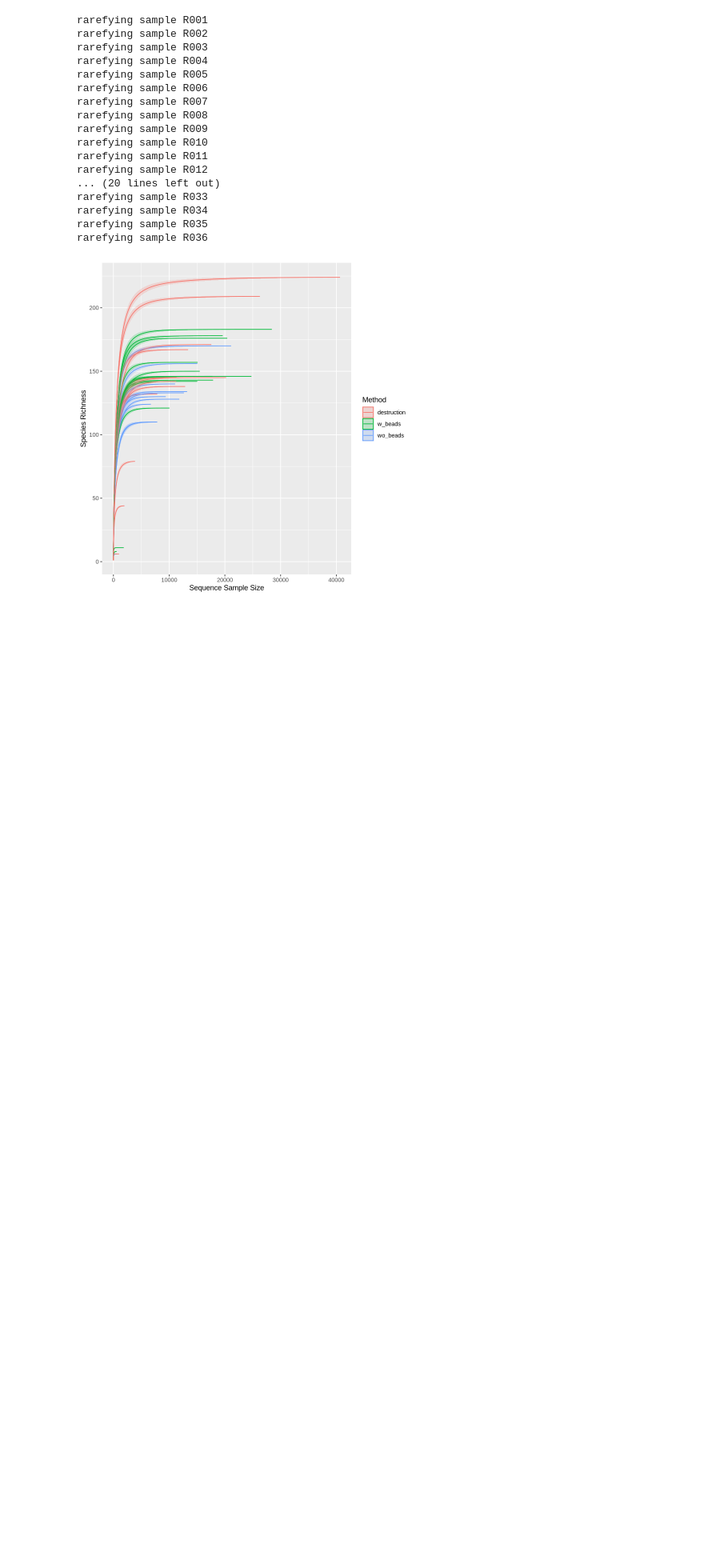
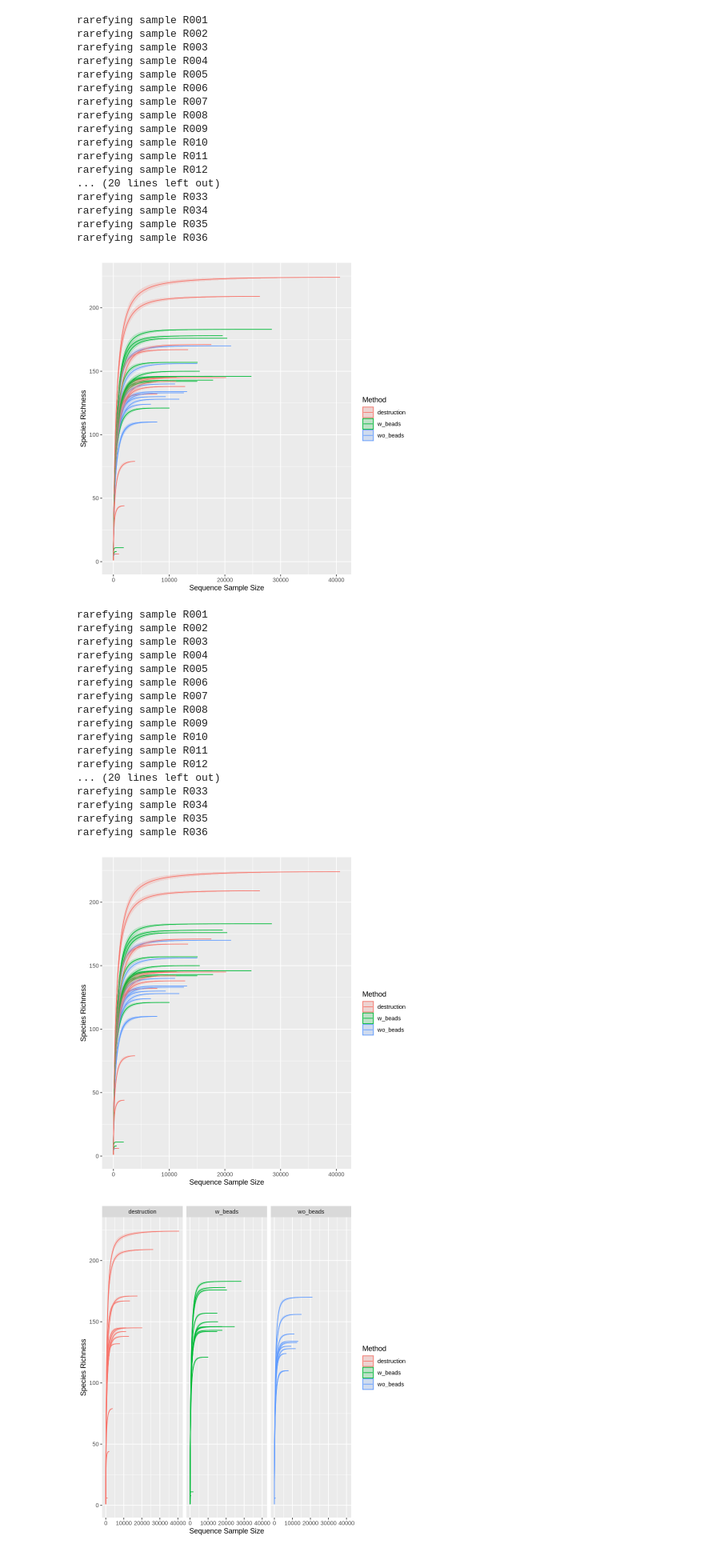
Before and after one commit to PiscatorX/Skunkworks, a Jupyter notebook: Rarecurves/phylo_devs.ipynb, the cells around one changed output. Shown at 80% size. Saved outputs shown, nothing was run; the diff lists cells and outputs as text; code cells hidden in the pictures; blank space fills up the shorter version.

Commit message:
add facet_wrap

```diff
--- a/Rarecurves/phylo_devs.ipynb
+++ b/Rarecurves/phylo_devs.ipynb
@@ -228,3 +242,30 @@ rarefying sample R034
 rarefying sample R035
 rarefying sample R036
 [figure]
+# %%
+#Can also use face_wrap
+suppressWarnings(
+
+ranacapa::ggrare(physeq, color = "Method") + facet_wrap(~git Method)
+
+)
+# %% [output]
+rarefying sample R001
+rarefying sample R002
+rarefying sample R003
+rarefying sample R004
+rarefying sample R005
+rarefying sample R006
+rarefying sample R007
+rarefying sample R008
+rarefying sample R009
+rarefying sample R010
+rarefying sample R011
+rarefying sample R012
+... (20 lines left out)
+rarefying sample R033
+rarefying sample R034
+rarefying sample R035
+rarefying sample R036
+[figure, added]
+[figure, added]
```
Also changed, not shown: parts of 1 cell of this notebook.
